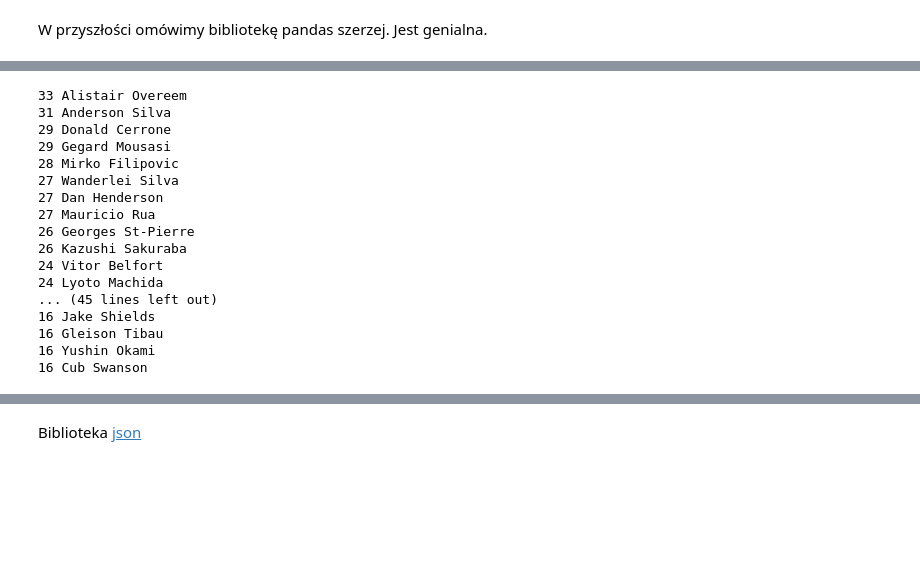
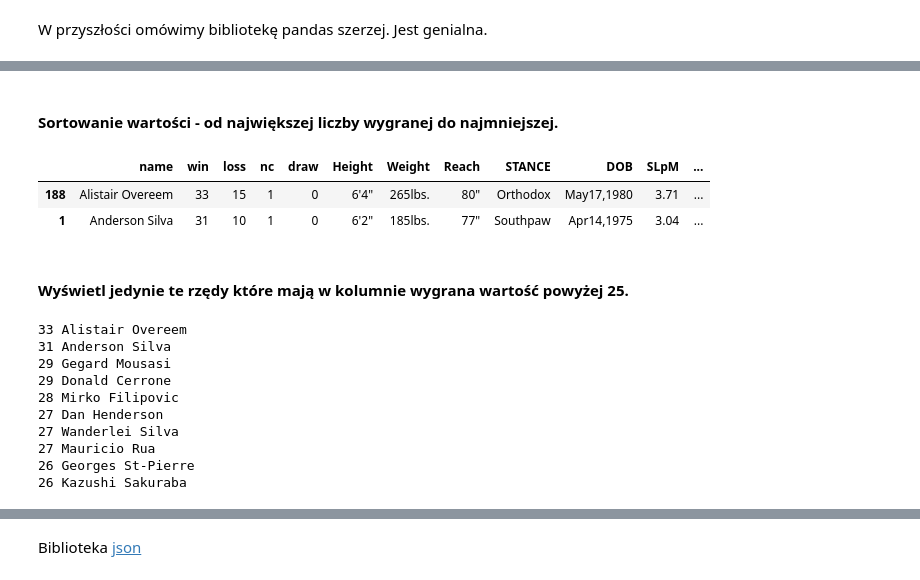
Before and after one commit to ZPXD/zajecia_programowania_xd, a Jupyter notebook: klocki/013_pliki.ipynb, the cells around one changed output, grey strips where cells are left out. Drawn from its saved outputs; the diff is of its cells as text; code cells hidden in the pictures; blank space fills up the shorter version.

```diff
--- a/klocki/013_pliki.ipynb
+++ b/klocki/013_pliki.ipynb
@@ -156,25 +209,28 @@ O tym pomówimy więcej przy okazji biblioteki pandas :) jednak jak chcesz, pocz
+# %% [markdown]
+#### Sortowanie wartości - od największej liczby wygranej do najmniejszej.
 # %%
 df.sort_values(by='win', inplace=True, ascending=False)
-for i, row in df.iterrows():
-    if row['win'] > 15:
-        print('{} {}'.format(row['win'], row['name']))
+df.head(pokaz_n_rzedow)
 # %% [output]
-33 Alistair Overeem
-31 Anderson Silva
-29 Donald Cerrone
-29 Gegard Mousasi
-28 Mirko Filipovic
-27 Wanderlei Silva
-27 Dan Henderson
-27 Mauricio Rua
-26 Georges St-Pierre
-26 Kazushi Sakuraba
-24 Vitor Belfort
-24 Lyoto Machida
-... (45 lines left out)
-16 Jake Shields
-16 Gleison Tibau
-16 Yushin Okami
-16 Cub Swanson
+|  | name | win | loss | nc | draw | Height | Weight | Reach | STANCE | DOB | SLpM | ... |
+| 188 | Alistair Overeem | 33 | 15 | 1 | 0 | 6'4" | 265lbs. | 80" | Orthodox | May17,1980 | 3.71 | ... |
+| 1 | Anderson Silva | 31 | 10 | 1 | 0 | 6'2" | 185lbs. | 77" | Southpaw | Apr14,1975 | 3.04 | ... |
+# %% [markdown]
+#### Wyświetl jedynie te rzędy które mają w kolumnie wygrana wartość powyżej 25.
+# %%
+for i, row in df.iterrows():
+    if row['win'] > 25:
+        print('{} {}'.format(row['win'], row['name']))
+# %% [output]
+33 Alistair Overeem
+31 Anderson Silva
+29 Gegard Mousasi
+29 Donald Cerrone
+28 Mirko Filipovic
+27 Dan Henderson
+27 Wanderlei Silva
+27 Mauricio Rua
+26 Georges St-Pierre
+26 Kazushi Sakuraba
 # %% [markdown]
 ## Level 2:
```
Also changed, not shown: parts of 87 cells of this notebook, 9 other files.
